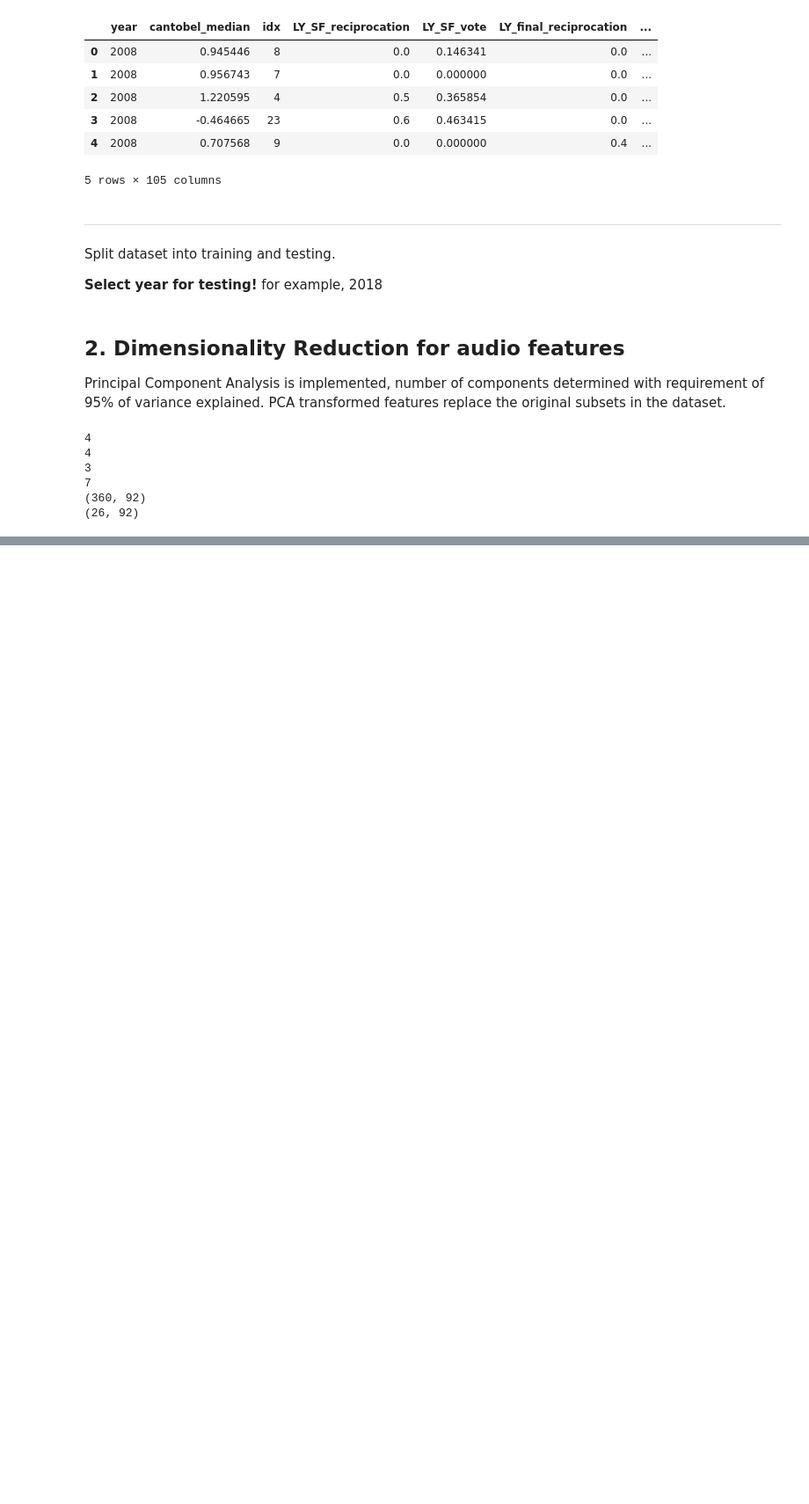
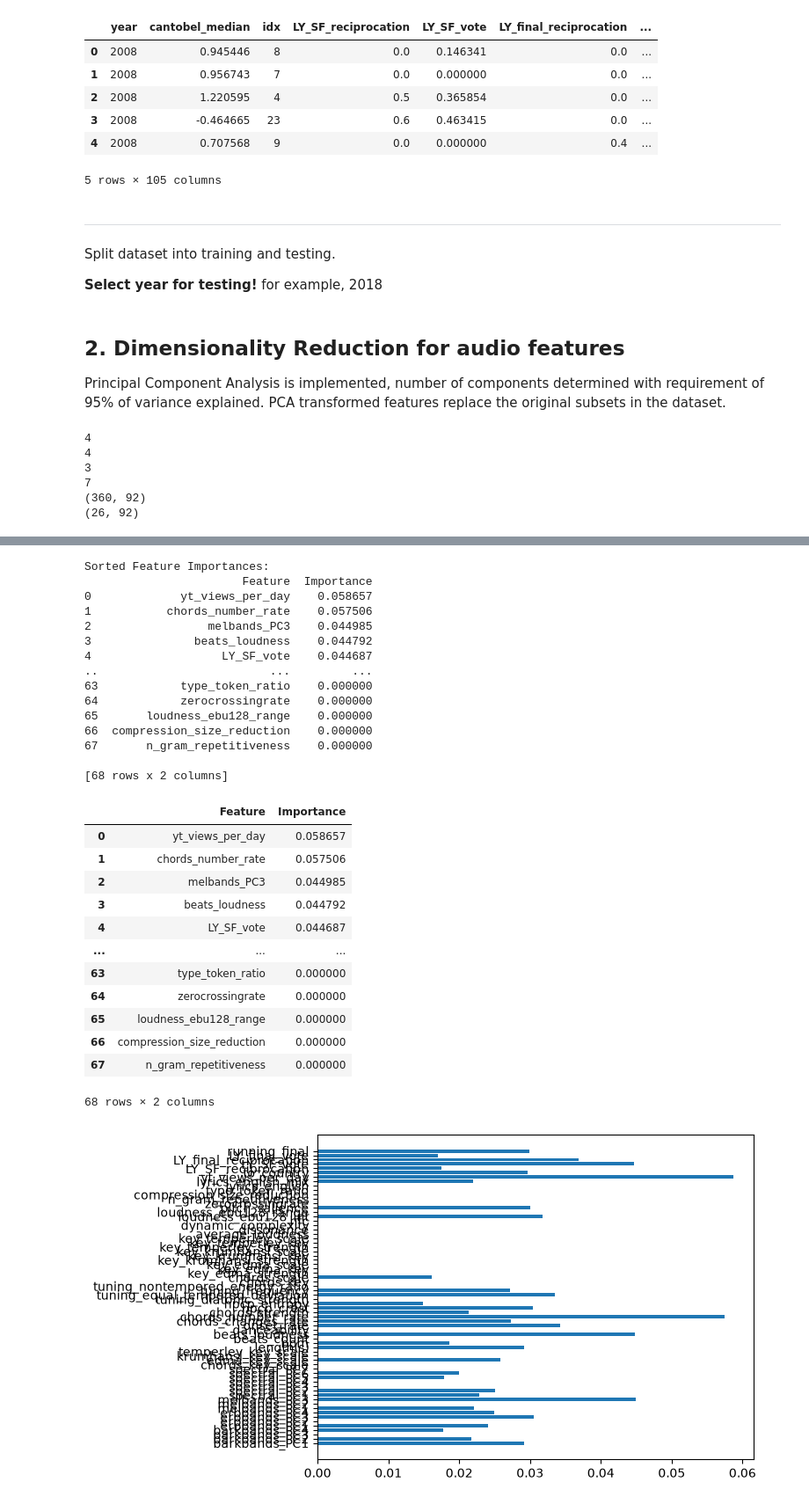
Before and after one commit to ricd99/eurovision-song-science, a Jupyter notebook: cantobel_analysis.ipynb, the cells around one changed output, grey strips where cells are left out. Shown at 88% size. Drawn from its saved outputs; the diff is of its cells as text; code cells hidden in the pictures; blank space fills up the shorter version.

```diff
--- a/cantobel_analysis.ipynb
+++ b/cantobel_analysis.ipynb
@@ -205,0 +252,14 @@ print(df_test.shape)
+# %%
+''' import AutoML class from flaml package '''
+from flaml import AutoML
+automl = AutoML()
+
+settings = {
+    "time_budget": 120,  # total running time in seconds
+    "metric": 'r2',  # primary metrics for regression can be chosen from: ['mae','mse','r2','rmse','mape']
+    "estimator_list": ['xgboost'],  # list of ML learners; we tune xgboost in this example
+    "task": 'regression',  # task type
+    "log_file_name": 'yt_contest.log',  # flaml log file
+}
+# %%
+automl.fit(X_train=X_train, y_train=y_train, **settings)
@@ -205,0 +294,58 @@ print(df_test.shape)
+# %%
+def get_sorted_feature_importances(X_train_df, automl):
+
+    # Get feature importances from the XGBoost model
+    feature_importances = automl.model.estimator.feature_importances_
+
+    # Create a DataFrame with feature names and their importance
+    feature_importance_df = pd.DataFrame({
+        'Feature': X_train_df.columns,
+        'Importance': feature_importances
+    })
+
+    # Sort by importance in descending order
+    feature_importance_df = feature_importance_df.sort_values(by='Importance', ascending=False).reset_index(drop=True)
+
+    print("Sorted Feature Importances:")
+    print(feature_importance_df)
+
+    return feature_importance_df
+
+sorted_features = get_sorted_feature_importances(X_train_df, automl)
+
+# plot feature importance
+import matplotlib.pyplot as plt
+#plt.barh(automl.feature_names_in_, automl.feature_importances_)
+#plt.figure(figsize=(20, 15))
+plt.barh(X_train_df.columns, automl.model.estimator.feature_importances_)
+sorted_features
+# %% [output]
+Sorted Feature Importances:
+                       Feature  Importance
+0             yt_views_per_day    0.058657
+1           chords_number_rate    0.057506
+2                 melbands_PC3    0.044985
+3               beats_loudness    0.044792
+4                   LY_SF_vote    0.044687
+..                         ...         ...
+63            type_token_ratio    0.000000
+64            zerocrossingrate    0.000000
+65       loudness_ebu128_range    0.000000
+66  compression_size_reduction    0.000000
+67       n_gram_repetitiveness    0.000000
+
+[68 rows x 2 columns]
+|  | Feature | Importance |
+| 0 | yt_views_per_day | 0.058657 |
+| 1 | chords_number_rate | 0.057506 |
+| 2 | melbands_PC3 | 0.044985 |
+| 3 | beats_loudness | 0.044792 |
+| 4 | LY_SF_vote | 0.044687 |
+| ... | ... | ... |
+| 63 | type_token_ratio | 0.000000 |
+| 64 | zerocrossingrate | 0.000000 |
+| 65 | loudness_ebu128_range | 0.000000 |
+| 66 | compression_size_reduction | 0.000000 |
+| 67 | n_gram_repetitiveness | 0.000000 |
+68 rows × 2 columns
+[figure, added]
```
Also changed, not shown: parts of 14 cells of this notebook.
